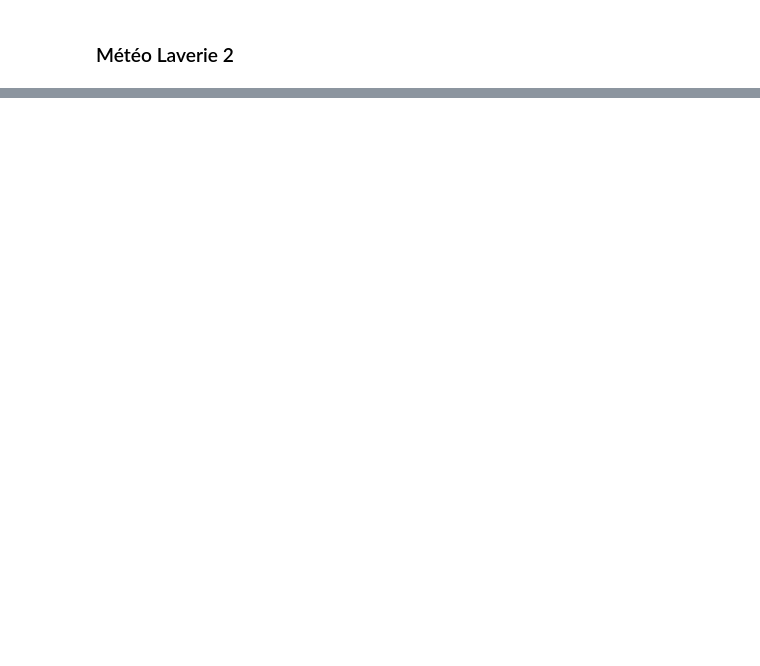
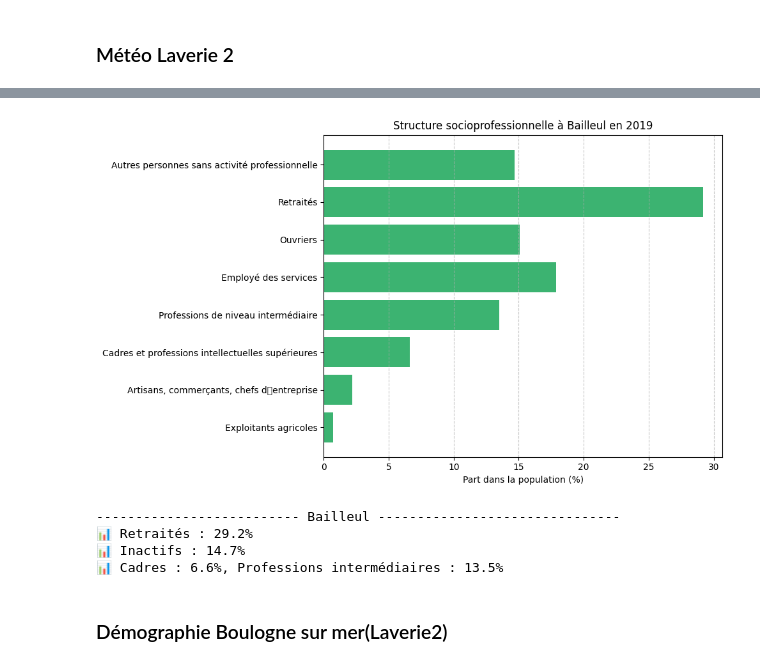
Before and after one commit to Khouloud-HAMMAMI/smart-laundry-data-engineering, a Jupyter notebook: notebooks/exploration.ipynb, the cells around one changed output, grey strips where cells are left out. Drawn from its saved outputs; the diff is of its cells as text; code cells hidden in the pictures; blank space fills up the shorter version.

```diff
--- a/notebooks/exploration.ipynb
+++ b/notebooks/exploration.ipynb
@@ -1352,0 +1461,33 @@ Passing `palette` without assigning `hue` is deprecated and will be removed in v
+# %%
+import pandas as pd
+import matplotlib.pyplot as plt
+
+# Charger le fichier CSV
+df_soc = pd.read_csv(
+    "../data_external/socioprofessionnelle_bailleul.csv",
+    encoding="ISO-8859-1",  # encodage compatible INSEE
+    sep=";",                # si les colonnes sont séparées par ;
+    on_bad_lines="skip"
+)
+
+# Renommer la première colonne
+df_soc.rename(columns={df_soc.columns[0]: "Catégorie"}, inplace=True)
+
+# Supprimer les lignes inutiles ("Complètement" = total général)
+df_soc = df_soc[df_soc["Catégorie"] != "Complètement"]
+
+# Nettoyage des chiffres : supprimer les espaces, remplacer virgules par points
+for col in ["2008", "2013", "2019"]:
+    df_soc[col] = df_soc[col].astype(str).str.replace(" ", "").astype(int)
+
+for col in ["%", "%.1", "%.2"]:
+    if col in df_soc.columns:
+        df_soc[col] = df_soc[col].astype(str).str.replace(",", ".").astype(float)
+
+# Garde les colonnes utiles
+df_soc_clean = df_soc[["Catégorie", "2019", "%.2"]].copy()
+df_soc_clean.rename(columns={"2019": "Population_2019", "%.2": "Part_2019"}, inplace=True)
+
+# Afficher le tableau nettoyé
+print("✅ Données socioprofessionnelles 2019 (nettoyées) :")
+print(df_soc_clean)
@@ -1352,0 +1515,32 @@ Passing `palette` without assigning `hue` is deprecated and will be removed in v
+# %%
+plt.figure(figsize=(10, 6))
+plt.barh(df_soc_clean["Catégorie"], df_soc_clean["Part_2019"], color="mediumseagreen")
+plt.xlabel("Part dans la population (%)")
+plt.title("Structure socioprofessionnelle à Bailleul en 2019")
+plt.grid(axis="x", linestyle="--", alpha=0.7)
+plt.tight_layout()
+plt.show()
+# %% [output]
+[figure, added]
+# %%
+# Part de retraités
+part_retraites = df_soc_clean[df_soc_clean["Catégorie"] == "Retraités"]["Part_2019"].values[0]
+
+# Part des sans activité
+part_inactifs = df_soc_clean[df_soc_clean["Catégorie"] == "Autres personnes sans activité professionnelle"]["Part_2019"].values[0]
+
+# Part des cadres + professions intermédiaires (souvent actifs)
+part_cadres = df_soc_clean[df_soc_clean["Catégorie"] == "Cadres et professions intellectuelles supérieures"]["Part_2019"].values[0]
+part_intermediaires = df_soc_clean[df_soc_clean["Catégorie"] == "Professions de niveau intermédiaire"]["Part_2019"].values[0]
+
+print("-------------------------- Bailleul -------------------------------")
+print(f"📊 Retraités : {part_retraites:.1f}%")
+print(f"📊 Inactifs : {part_inactifs:.1f}%")
+print(f"📊 Cadres : {part_cadres:.1f}%, Professions intermédiaires : {part_intermediaires:.1f}%")
+# %% [output]
+-------------------------- Bailleul -------------------------------
+📊 Retraités : 29.2%
+📊 Inactifs : 14.7%
+📊 Cadres : 6.6%, Professions intermédiaires : 13.5%
+# %% [markdown]
+### Démographie Boulogne sur mer(Laverie2)
```
Also changed, not shown: parts of 24 cells of this notebook, 8 other files.
